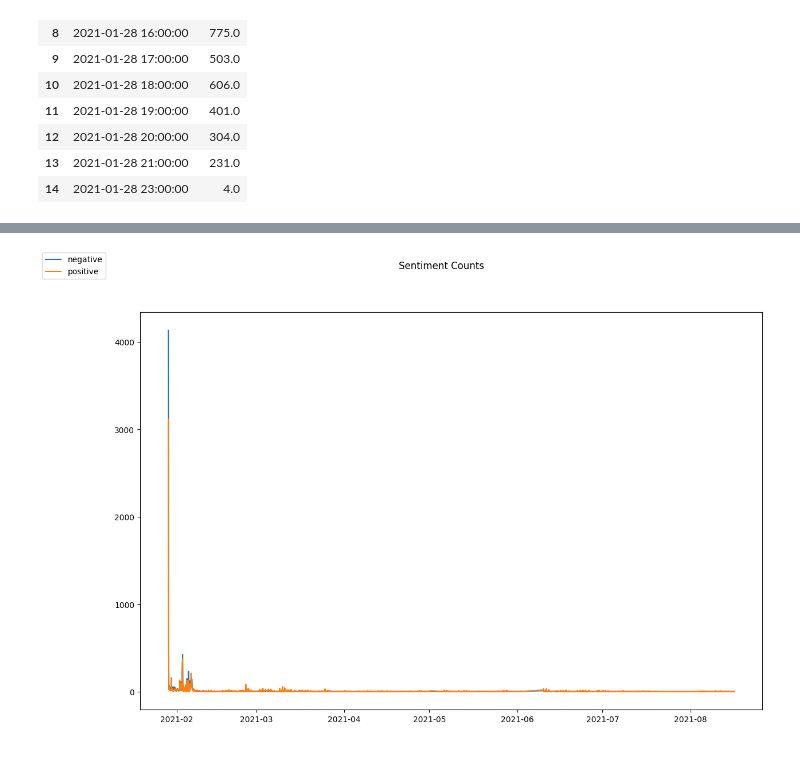
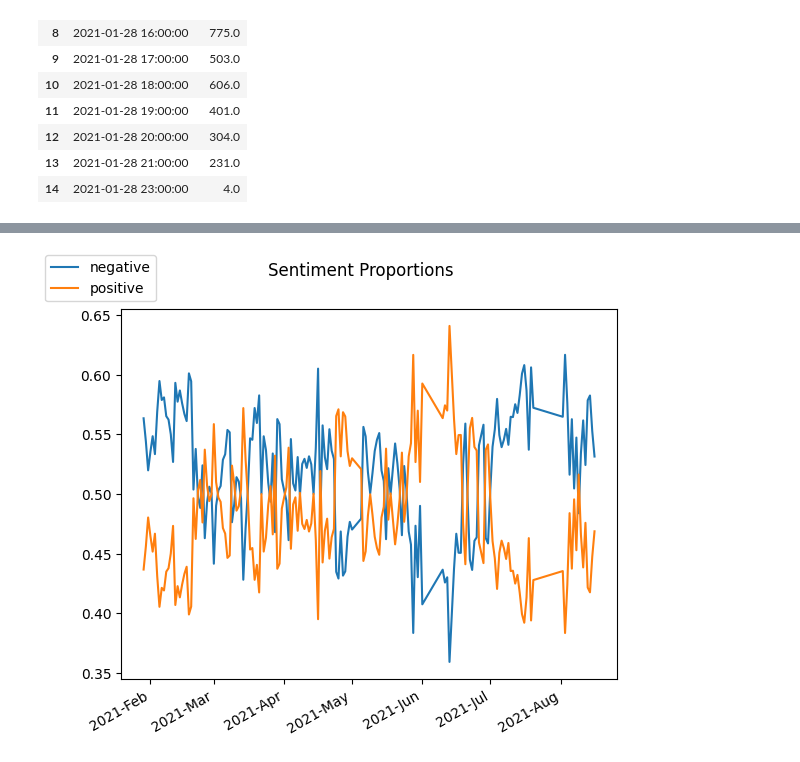
Before and after one commit to MadNietzsche/reddit_sentiment_wsb, a Jupyter notebook: notebooks/03-eda-sentiment.py.ipynb, the cells around one changed output, grey strips where cells are left out. Cells and saved outputs as stored; diff of their text form; code cells hidden in the pictures.

Commit message:
EDA Sentiment progress update

```diff
--- a/notebooks/03-eda-sentiment.py.ipynb
+++ b/notebooks/03-eda-sentiment.py.ipynb
@@ -9,6 +10,7 @@ from matplotlib.ticker import FormatStrFormatter, StrMethodFormatter
 df_posts = pd.read_csv('../data/senti_posts.zip').drop(6161) # bad row
 df_posts['timestamp'] = pd.to_datetime(df_posts['timestamp'])
 df_posts['score'] = pd.to_numeric(df_posts['score'])
-df_posts['hour_day'] = pd.to_datetime(df_posts['timestamp'].dt.strftime('%Y-%m-%dT%H'))
+df_posts['hour_date'] = pd.to_datetime(df_posts['timestamp'].dt.strftime('%Y-%m-%dT%H'))
+df_posts['date'] = pd.to_datetime(df_posts['timestamp'].dt.strftime('%Y-%m-%d'))
 
-df_posts = df_posts[df_posts['hour_day'] >= '2021-01-29']
+df_posts = df_posts[df_posts['hour_date'] >= '2021-01-29']
@@ -15,6 +23,6 @@ df_posts = df_posts[df_posts['hour_day'] >= '2021-01-29']
 # %%
 df_comments = pd.read_csv('../data/senti_comments.zip', lineterminator='\n') \
-    .merge(df_posts[['id', 'hour_day']], left_on='id_col', right_on='id') \
+    .merge(df_posts[['id', 'hour_date', 'date']], left_on='id_col', right_on='id') \
     .drop('id', axis=1)
 
-df_comments = df_comments[df_comments['hour_day'] >= '2021-01-29']
+df_comments = df_comments[df_comments['hour_date'] >= '2021-01-29']
@@ -159,14 +203,21 @@ score_m
 # %%
-sent_date = df_posts.groupby(['hour_day', 'sent_label']).size().to_frame('size').reset_index()\
-            .pivot(index='hour_day',columns='sent_label', values='size').reset_index().fillna('0')
+sent_date_comm = df_comments.groupby(['date', 'sent_label']).size().to_frame('size').reset_index()\
+            .pivot(index='date',columns='sent_label', values='size').reset_index().fillna('0')
 
-sent_date[['negative', 'positive']] = sent_date[['negative', 'positive']].astype('int32')
+sent_date_comm[['negative', 'positive']] = sent_date_comm[['negative', 'positive']].astype('int32')
+
+sent_date_comm['tot'] = sent_date_comm['negative'] + sent_date_comm['positive']
+sent_date_comm['negative'] = sent_date_comm['negative'] / sent_date_comm['tot']
+sent_date_comm['positive'] = sent_date_comm['positive'] / sent_date_comm['tot']
 
 fig, ax = plt.subplots(1, 1)
 for col in ['negative', 'positive']:
-    ax.plot(sent_date['hour_day'], sent_date[col], label=col)
+    ax.plot(sent_date_comm['date'], sent_date_comm[col], label=col)
 
+ax.xaxis.set_major_formatter(mdates.DateFormatter('%Y-%b'))
+for label in ax.get_xticklabels(which='major'):
+    label.set(rotation=30, horizontalalignment='right')
 fig.legend(loc='upper left')
-fig.suptitle('Sentiment Counts');
+fig.suptitle('Sentiment Proportions');
 # %% [output]
-[figure, old version]
+[figure, new version]
```
Also changed, not shown: parts of 22 cells of this notebook.
